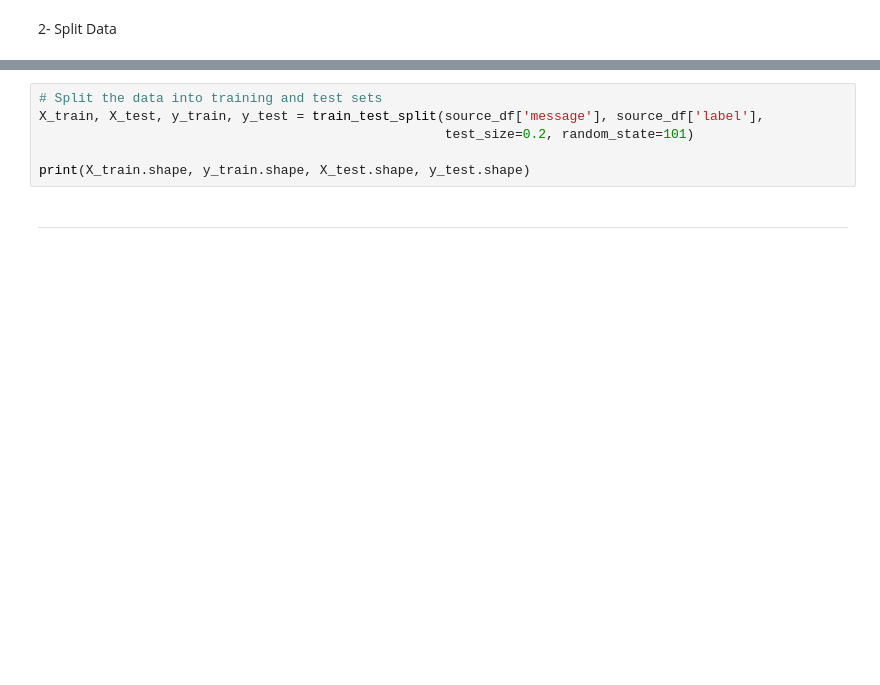
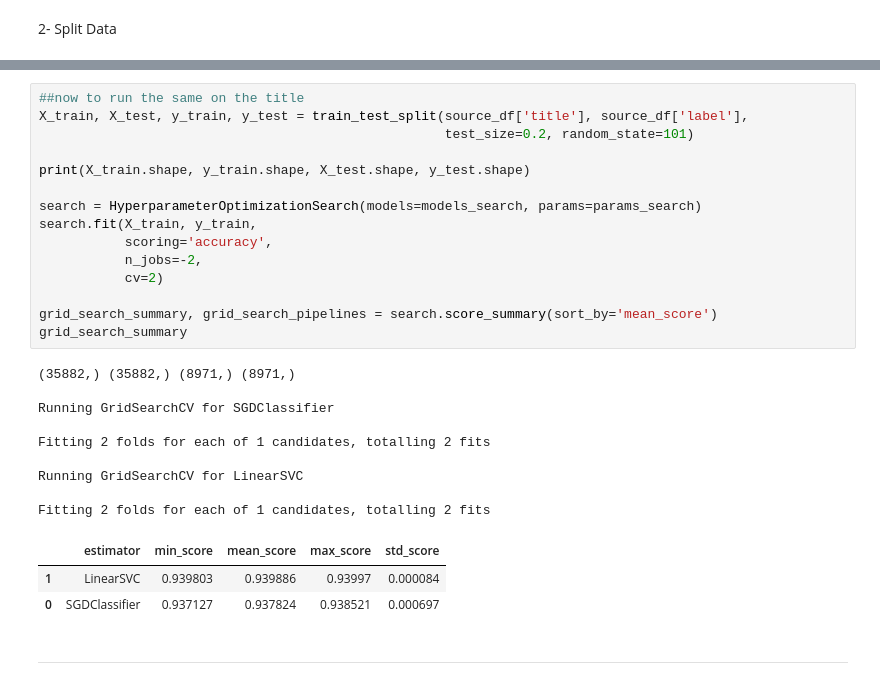
Before and after one commit to Hysnap/CapStoneProject_2025, a Jupyter notebook: 6-nlp_data_processing/Capstone_NLP_scratchpad.ipynb, the cells around one changed output, grey strips where cells are left out. Saved outputs shown, nothing was run; the diff lists cells and outputs as text; blank space fills up the shorter version.

```diff
--- a/6-nlp_data_processing/Capstone_NLP_scratchpad.ipynb
+++ b/6-nlp_data_processing/Capstone_NLP_scratchpad.ipynb
@@ -73,8 +226,30 @@ FileNotFoundError: [Errno 2] No such file or directory: 'data/combined_data.csv'
 # %%
-# Split the data into training and test sets
-X_train, X_test, y_train, y_test = train_test_split(source_df['message'], source_df['label'],
+##now to run the same on the title
+X_train, X_test, y_train, y_test = train_test_split(source_df['title'], source_df['label'],
                                                     test_size=0.2, random_state=101)
 
 print(X_train.shape, y_train.shape, X_test.shape, y_test.shape)
+
+search = HyperparameterOptimizationSearch(models=models_search, params=params_search)
+search.fit(X_train, y_train,
+           scoring='accuracy',
+           n_jobs=-2,
+           cv=2)
+
+grid_search_summary, grid_search_pipelines = search.score_summary(sort_by='mean_score')
+grid_search_summary
+# %% [output]
+(35882,) (35882,) (8971,) (8971,)
+
+Running GridSearchCV for SGDClassifier
+
+Fitting 2 folds for each of 1 candidates, totalling 2 fits
+
+Running GridSearchCV for LinearSVC
+
+Fitting 2 folds for each of 1 candidates, totalling 2 fits
+|  | estimator | min_score | mean_score | max_score | std_score |
+| 1 | LinearSVC | 0.939803 | 0.939886 | 0.93997 | 0.000084 |
+| 0 | SGDClassifier | 0.937127 | 0.937824 | 0.938521 | 0.000697 |
 # %% [markdown]
 ---
```
Also changed, not shown: parts of 16 cells of this notebook, 2 other files.
